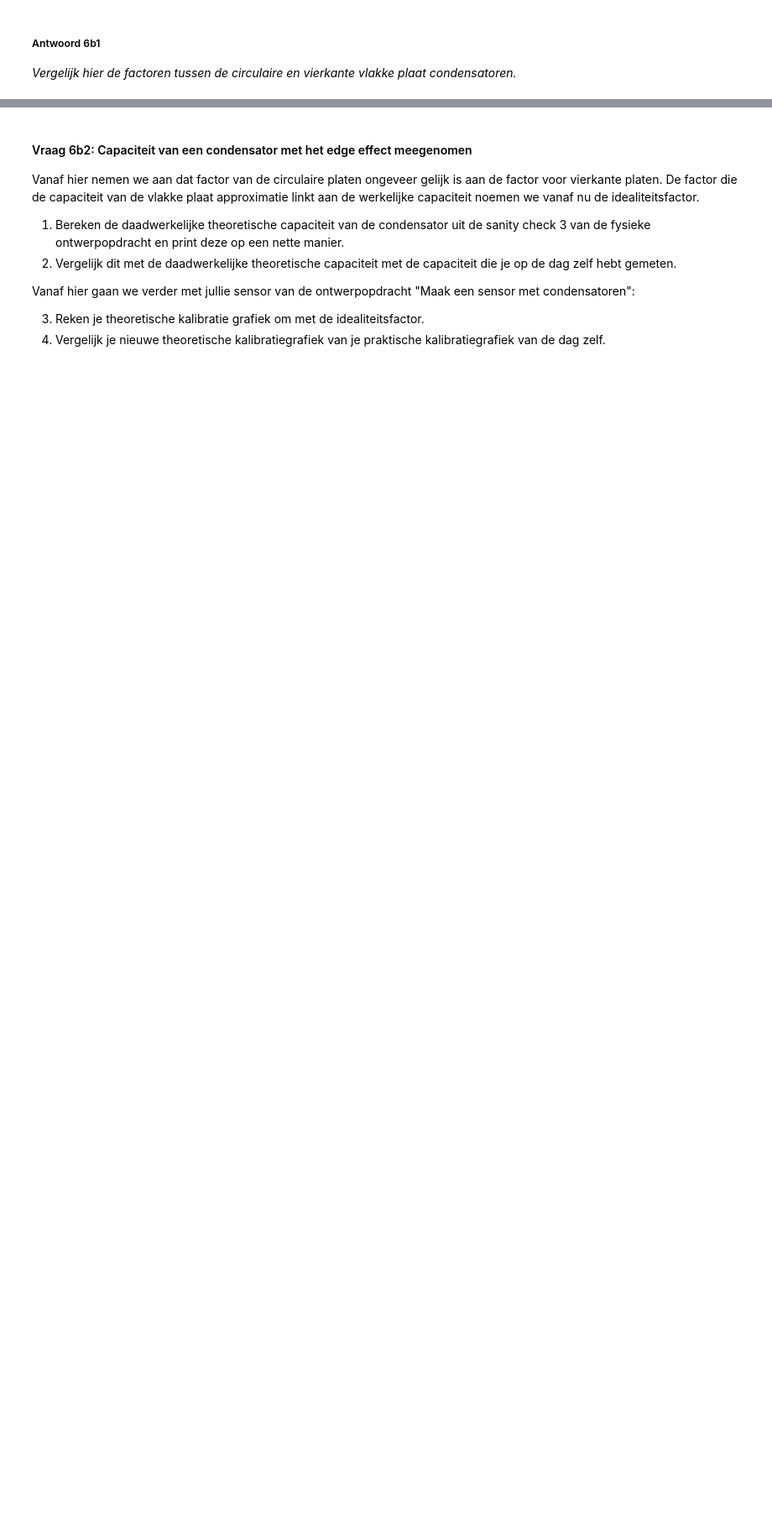
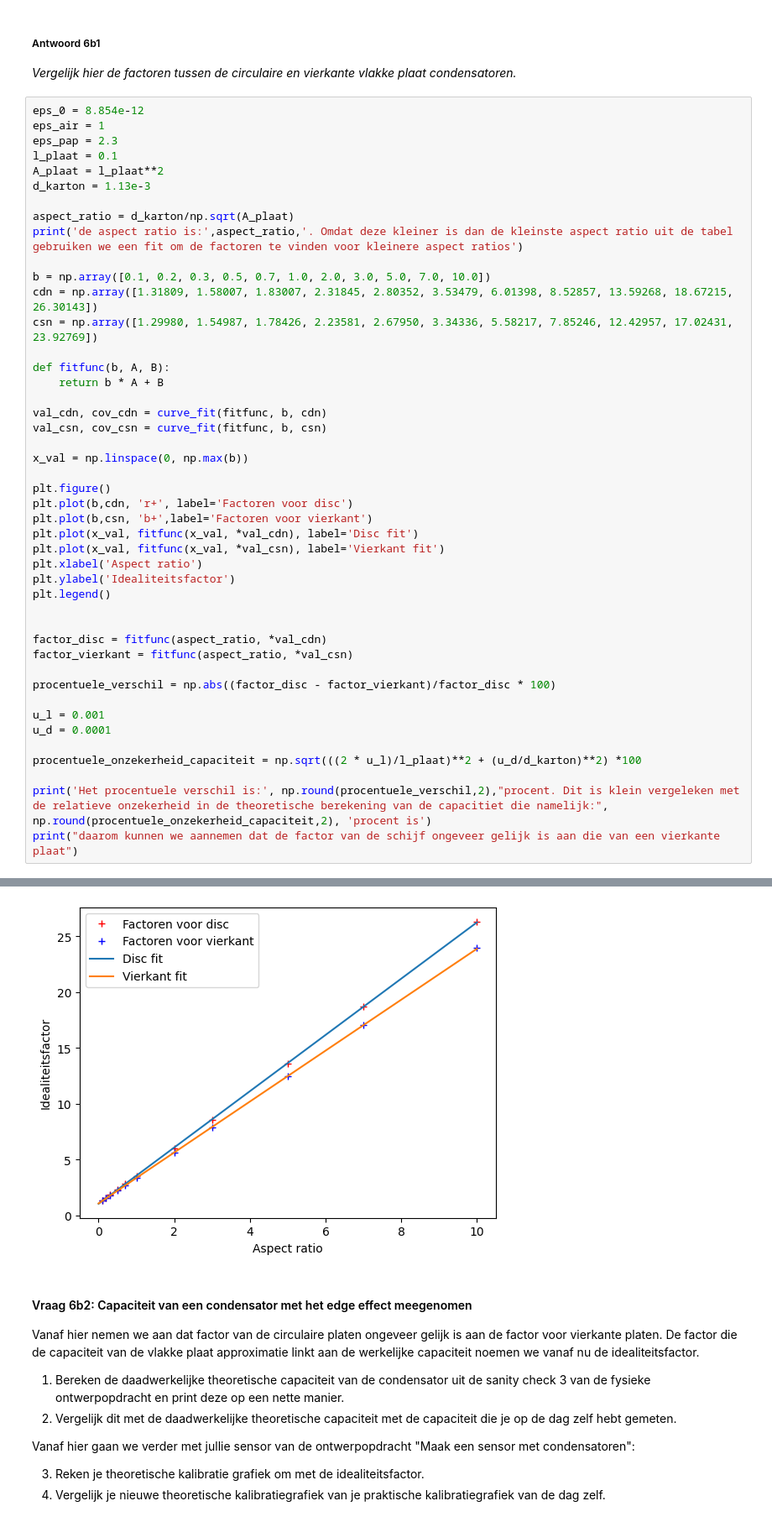
Before and after one commit to T-L-cc/opdrachten-DEF-D, a Jupyter notebook: DigitaleOntwerpopdrachten/1CondensatorOpdracht/CondensatorOntwerpopdracht.ipynb, the cells around one changed output, grey strips where cells are left out. Shown at 84% size. Cells and saved outputs as stored; diff of their text form; blank space fills up the shorter version.

```diff
--- a/DigitaleOntwerpopdrachten/1CondensatorOpdracht/CondensatorOntwerpopdracht.ipynb
+++ b/DigitaleOntwerpopdrachten/1CondensatorOpdracht/CondensatorOntwerpopdracht.ipynb
@@ -970,3 +970,49 @@ Jullie hebben tijdens de ontwerpopdracht vierkante platen gebruikt in tegenstell
 ##### Antwoord 6b1
 
 *Vergelijk hier de factoren tussen de circulaire en vierkante vlakke plaat condensatoren.*
+# %%
+eps_0 = 8.854e-12
+eps_air = 1
+eps_pap = 2.3
+l_plaat = 0.1
+A_plaat = l_plaat**2
+d_karton = 1.13e-3
+
+aspect_ratio = d_karton/np.sqrt(A_plaat)
+print('de aspect ratio is:',aspect_ratio,'. Omdat deze kleiner is dan de kleinste aspect ratio uit de tabel gebruiken we een fit om de factoren te vinden voor kleinere aspect ratios')
+
+b = np.array([0.1, 0.2, 0.3, 0.5, 0.7, 1.0, 2.0, 3.0, 5.0, 7.0, 10.0])
+cdn = np.array([1.31809, 1.58007, 1.83007, 2.31845, 2.80352, 3.53479, 6.01398, 8.52857, 13.59268, 18.67215, 26.30143])
+csn = np.array([1.29980, 1.54987, 1.78426, 2.23581, 2.67950, 3.34336, 5.58217, 7.85246, 12.42957, 17.02431, 23.92769])
+
+def fitfunc(b, A, B):
+    return b * A + B
+
+val_cdn, cov_cdn = curve_fit(fitfunc, b, cdn)
+val_csn, cov_csn = curve_fit(fitfunc, b, csn)
+
+x_val = np.linspace(0, np.max(b))
+
+plt.figure()
+plt.plot(b,cdn, 'r+', label='Factoren voor disc')
+plt.plot(b,csn, 'b+',label='Factoren voor vierkant')
+plt.plot(x_val, fitfunc(x_val, *val_cdn), label='Disc fit')
+plt.plot(x_val, fitfunc(x_val, *val_csn), label='Vierkant fit')
+plt.xlabel('Aspect ratio')
+plt.ylabel('Idealiteitsfactor')
+plt.legend()
+
+
+factor_disc = fitfunc(aspect_ratio, *val_cdn)
+factor_vierkant = fitfunc(aspect_ratio, *val_csn)
+
+procentuele_verschil = np.abs((factor_disc - factor_vierkant)/factor_disc * 100)
+
+u_l = 0.001
+u_d = 0.0001
+
+procentuele_onzekerheid_capaciteit = np.sqrt(((2 * u_l)/l_plaat)**2 + (u_d/d_karton)**2) *100
+
+print('Het procentuele verschil is:', np.round(procentuele_verschil,2),"procent. Dit is klein vergeleken met de relatieve onzekerheid in de theoretische berekening van de capacitiet die namelijk:", np.round(procentuele_onzekerheid_capaciteit,2), 'procent is')
+print("daarom kunnen we aannemen dat de factor van de schijf ongeveer gelijk is aan die van een vierkante plaat")
+# %% [output]
@@ -973,3 +1022,4 @@ Jullie hebben tijdens de ontwerpopdracht vierkante platen gebruikt in tegenstell
+[figure, added]
 # %% [markdown]
 #### Vraag 6b2: Capaciteit van een condensator met het edge effect meegenomen
 
```
Also changed, not shown: parts of 7 cells of this notebook.
